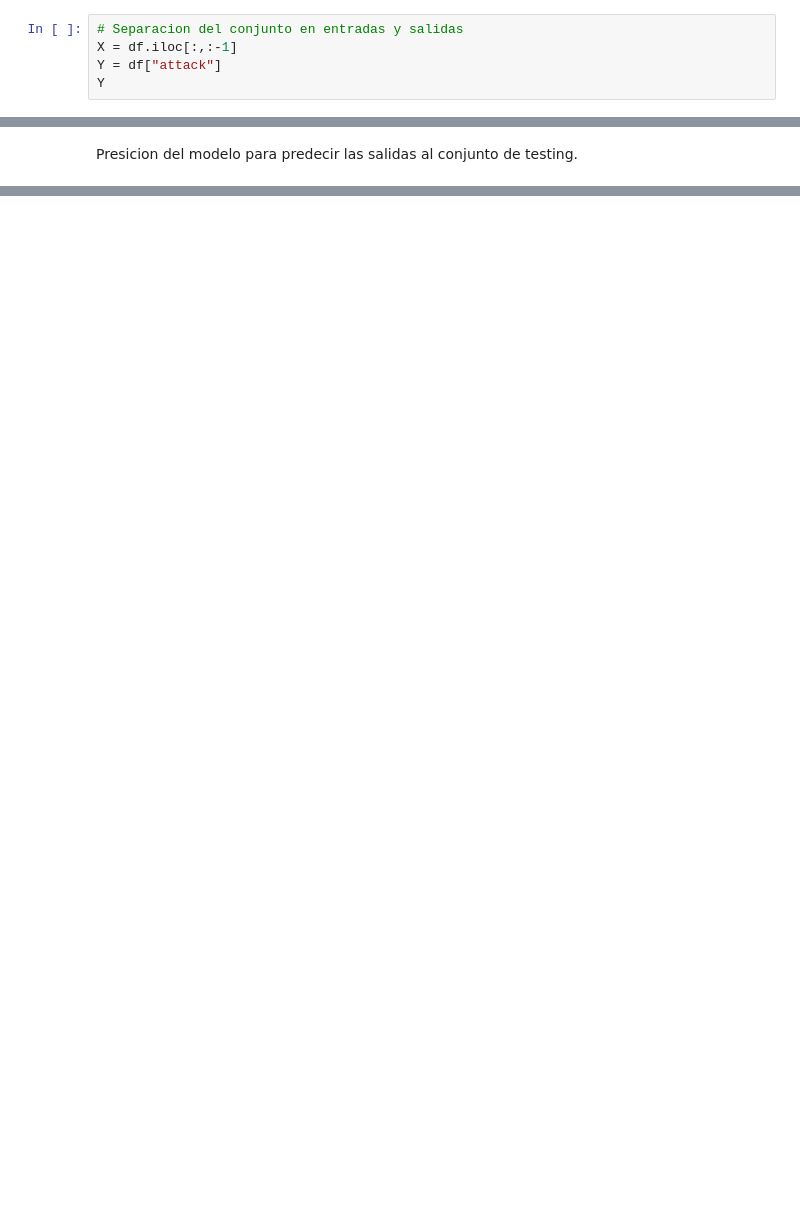
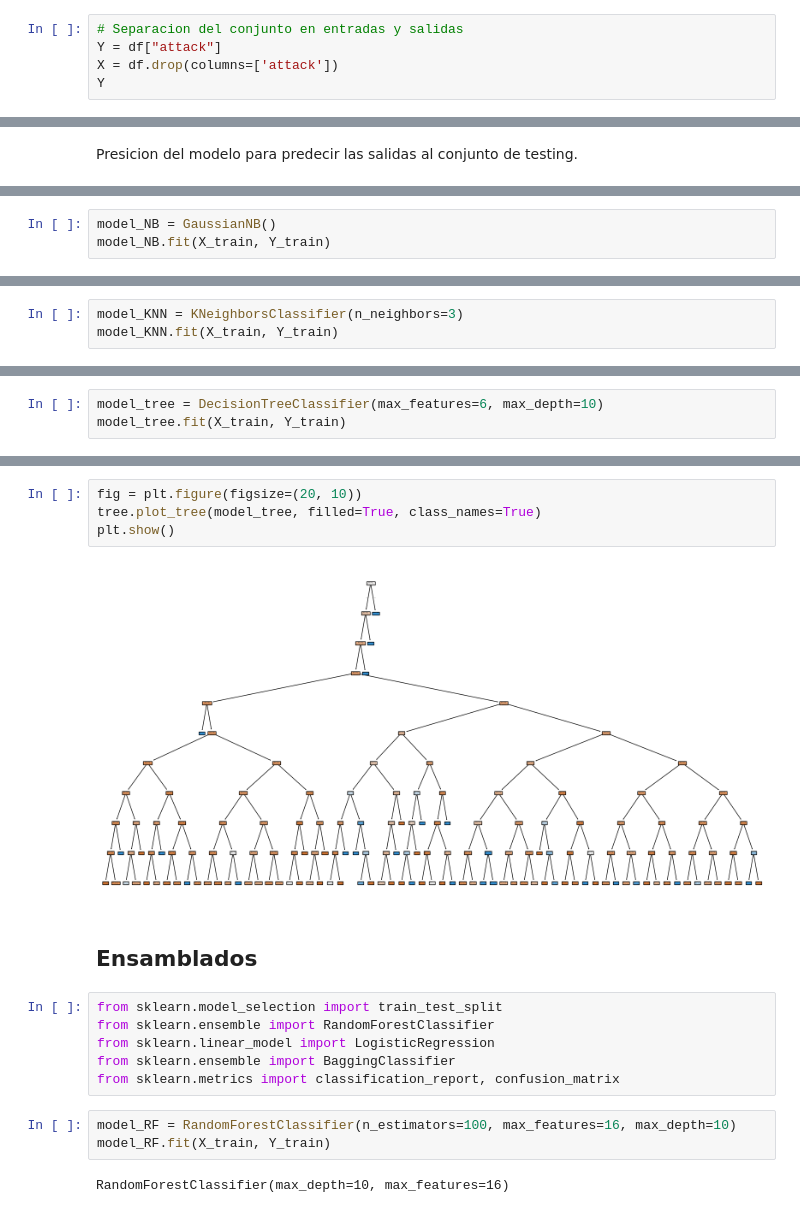
Before and after one commit to JeronimoMarg/tp_cienciaDeDatos, a Jupyter notebook: TP.ipynb, the cells around one changed output, grey strips where cells are left out. Cells and saved outputs as stored; diff of their text form; blank space fills up the shorter version.

Commit message:
agregar modelos de entrenamiento

```diff
--- a/TP.ipynb
+++ b/TP.ipynb
@@ -430,8 +430,8 @@ plt.tight_layout()
 ## Balanceo de clases
 # %%
 # Separacion del conjunto en entradas y salidas
-X = df.iloc[:,:-1]
 Y = df["attack"]
+X = df.drop(columns=['attack'])
 Y
 # %% [output]
 0       1
@@ -519,0 +524,3 @@ Precision para los datos de testing :  1.0
+# %%
+model_NB = GaussianNB()
+model_NB.fit(X_train, Y_train)
@@ -519,0 +550,3 @@ Precision para los datos de testing :  1.0
+# %%
+model_KNN = KNeighborsClassifier(n_neighbors=3)
+model_KNN.fit(X_train, Y_train)
@@ -519,0 +577,3 @@ Precision para los datos de testing :  1.0
+# %%
+model_tree = DecisionTreeClassifier(max_features=6, max_depth=10)
+model_tree.fit(X_train, Y_train)
@@ -519,0 +602,19 @@ Precision para los datos de testing :  1.0
+# %%
+fig = plt.figure(figsize=(20, 10))
+tree.plot_tree(model_tree, filled=True, class_names=True)
+plt.show()
+# %% [output]
+[figure, added]
+# %% [markdown]
+## Ensamblados
+# %%
+from sklearn.model_selection import train_test_split
+from sklearn.ensemble import RandomForestClassifier
+from sklearn.linear_model import LogisticRegression
+from sklearn.ensemble import BaggingClassifier
+from sklearn.metrics import classification_report, confusion_matrix
+# %%
+model_RF = RandomForestClassifier(n_estimators=100, max_features=16, max_depth=10)
+model_RF.fit(X_train, Y_train)
+# %% [output]
+RandomForestClassifier(max_depth=10, max_features=16)
```
Also changed, not shown: parts of 27 cells of this notebook.
